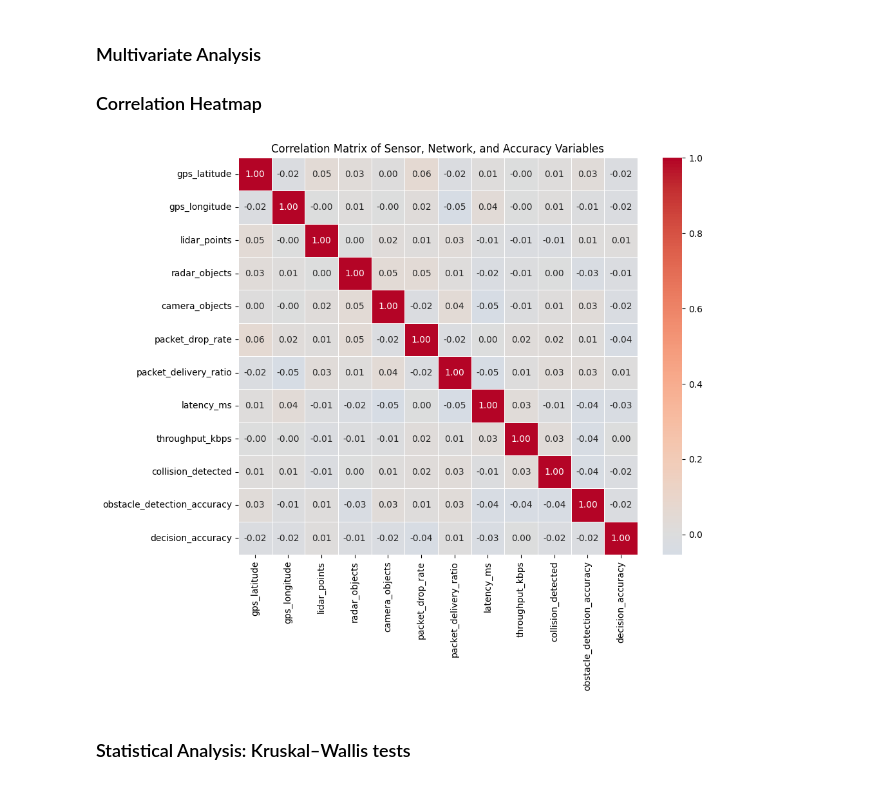
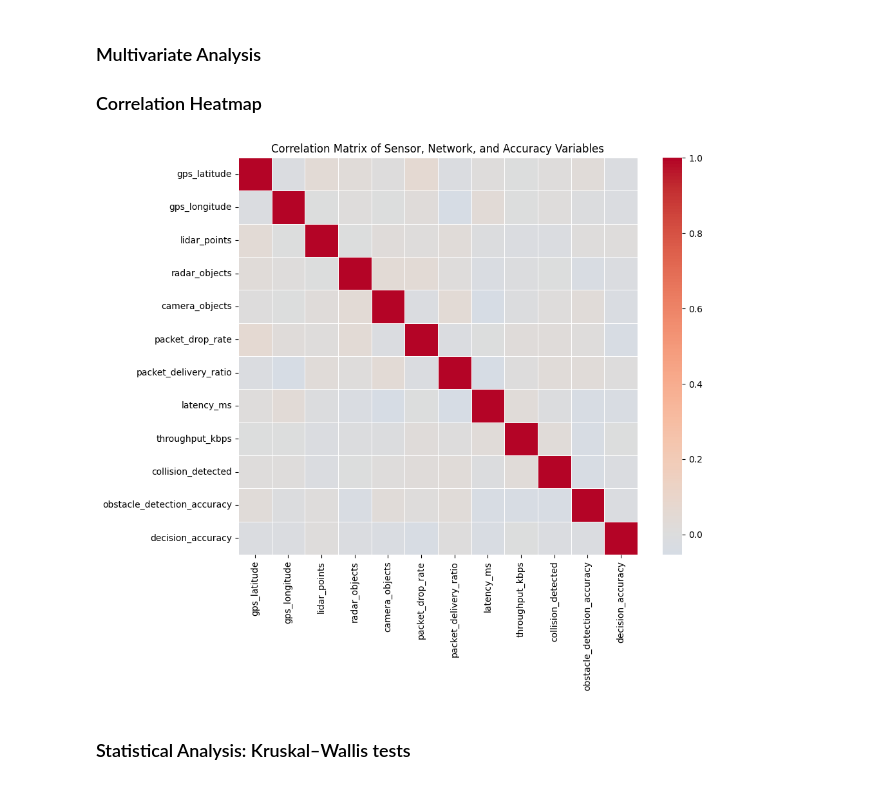
Before and after one commit to WarlockZul/Data-Analytics-Assignment-1, a Jupyter notebook: Jupyter Notebook Finalized.ipynb, the cells around one changed output. Saved outputs shown, nothing was run; the diff lists cells and outputs as text; code cells hidden in the pictures.

```diff
--- a/Jupyter Notebook Finalized.ipynb
+++ b/Jupyter Notebook Finalized.ipynb
@@ -630,23 +630,21 @@ plt.show()
 # %%
 # Drop unwanted columns
 corr_df = df.drop(columns=["vehicle_id", "time_in_seconds", "rolling_mean"], errors="ignore")
 
 # Select only numeric columns after dropping
 corr_df = corr_df.select_dtypes(include='number')
 
 plt.figure(figsize=(10, 8))
 sns.heatmap(
     corr_df.corr(),
     cmap="coolwarm",
     center=0,
-    linewidths=0.5,
-    annot=True,
-    fmt=".2f"
+    linewidths=0.5
 )
 plt.title("Correlation Matrix of Sensor, Network, and Accuracy Variables")
 plt.show()
 # %% [output]
-[figure, old version]
+[figure, new version]
 # %% [markdown]
 ### Statistical Analysis: Kruskal–Wallis tests
 # %%
```
Also changed, not shown: parts of 2 cells of this notebook.
